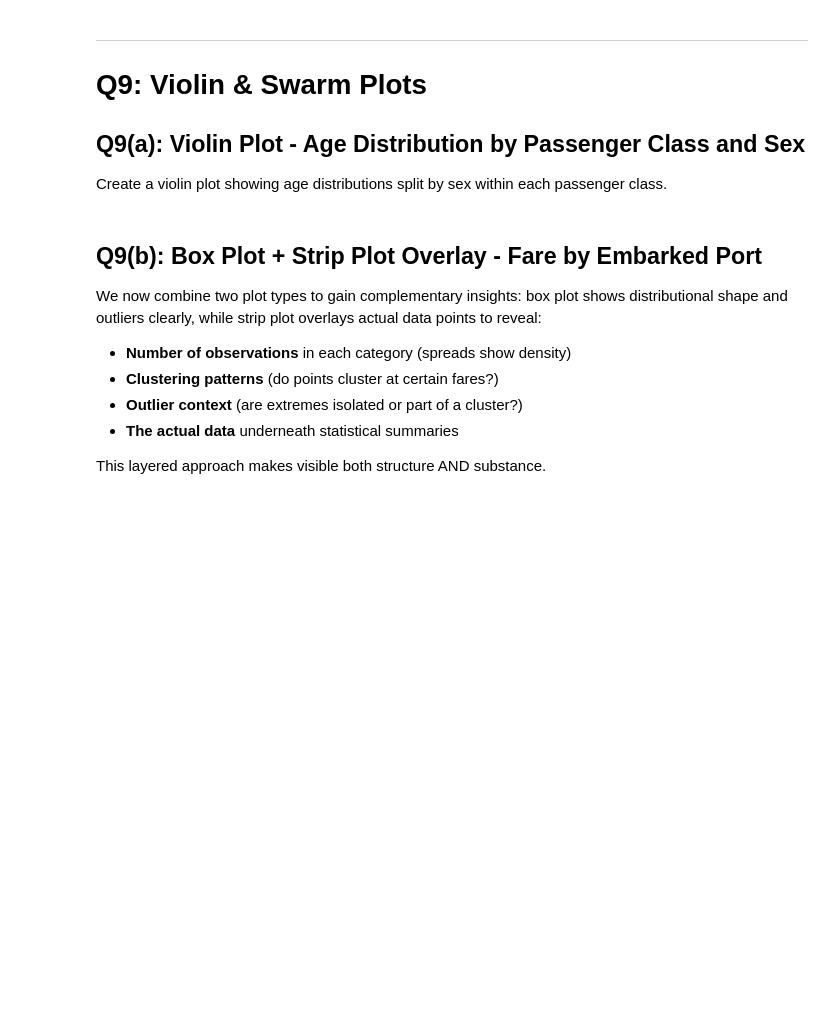
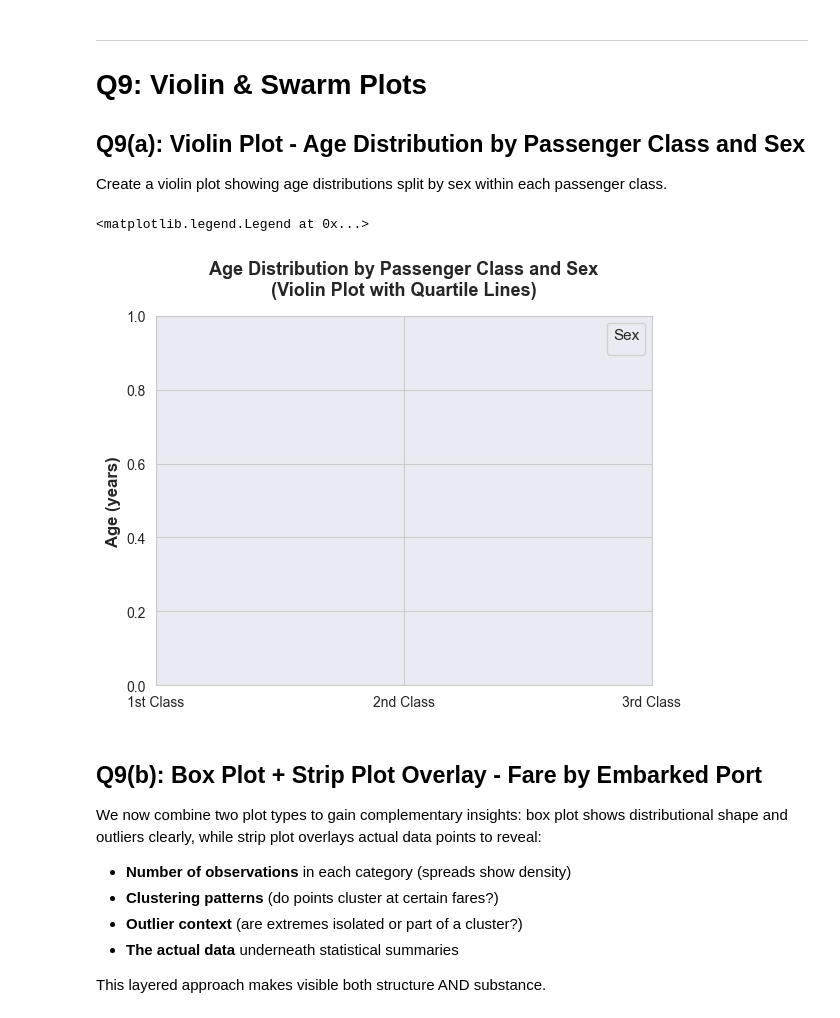
Before and after one commit to crew3302/titanic-survival-analysis, a Jupyter notebook: Part_4_Advanced_Visualization_Storytelling.ipynb, the cells around one changed output. Cells and saved outputs as stored; diff of their text form; code cells hidden in the pictures; blank space fills up the shorter version.

```diff
--- a/Part_4_Advanced_Visualization_Storytelling.ipynb
+++ b/Part_4_Advanced_Visualization_Storytelling.ipynb
@@ -51,73 +54,14 @@ print(f"Shape: {df.shape}")
 
 Create a violin plot showing age distributions split by sex within each passenger class.
 # %%
-plt.figure(figsize=(13, 6))
-
-sns.violinplot(data=df, x='pclass', y='age', hue='sex', split=True,
-               palette={'male': '#FF6B6B', 'female': '#4ECDC4'}, inner='quartile',
-               linewidth=1.5)
-
-plt.xlabel('Passenger Class', fontsize=12, fontweight='bold')
 plt.ylabel('Age (years)', fontsize=12, fontweight='bold')
 plt.title('Age Distribution by Passenger Class and Sex\n(Violin Plot with Quartile Lines)',
           fontsize=13, fontweight='bold', pad=15)
-plt.xticklabels(['1st Class', '2nd Class', '3rd Class'])
+plt.xticks([0, 1, 2], ['1st Class', '2nd Class', '3rd Class'])
 plt.legend(title='Sex', labels=['Male', 'Female'], fontsize=10, title_fontsize=11)
-plt.grid(axis='y', alpha=0.3)
-plt.tight_layout()
-plt.savefig('q9a_violin_age_pclass_sex.png', dpi=100, bbox_inches='tight')
-plt.show()
-
-print("Q9(a) - Violin Plot: Age Distribution by Class and Sex")
-print("=" * 80)
-print("""
-COMPARISON ACROSS SIX SEX-CLASS COMBINATIONS:
-
-1ST CLASS MALES:
-   Range: ~0-71 years | Median: ~41-45 years | Distribution: Fairly uniform
-   Right-skewed with tail toward elderly | IQR relatively wide
-
-1ST CLASS FEMALES:
-   Range: ~1-63 years | Median: ~35-38 years | Distribution: More concentrated
-   Broader middle section (25-50 years) | Wealthy women of varied ages
-
-2ND CLASS MALES:
-   Range: ~1-70 years | Median: ~28-30 years | Distribution: Younger-biased
-   Concentrated in working-age range (20-45) | Fewer elderly than 1st class
-
-2ND CLASS FEMALES:
-   Range: ~0-57 years | Median: ~25-28 years | Distribution: Concentrated at youth
-   Strong peak in 20-30 age range | Families with children traveling
-
-3RD CLASS MALES:
-   Range: ~0-74 years | Median: ~24-25 years | Distribution: Heavily skewed young
-   Extreme concentration in 18-35 range | Young male workers dominating steerage
-   Long tail to older ages but sparse
-
-3RD CLASS FEMALES:
-   Range: ~0-63 years | Median: ~19-22 years | Distribution: Youngest group overall
-   Peak in teenage-to-30s range | Young families and servant girls in steerage
-
-WIDEST AGE SPREAD:
-   → 1ST CLASS MALES have the widest spread
-      * Range spans ~71 years (0-71)
-      * Contains both young heirs and elderly wealthy men
-      * IQR is more dispersed than other groups
-      * Reflects: Wealthy families (fathers, sons, grandfathers traveled)
-
-NARROWEST AGE SPREAD:
-   → 3RD CLASS FEMALES and 2ND CLASS FEMALES most concentrated
-      * Both concentrated in narrow age bands (late teens to early 30s)
-      * Reflects: Working-class and emigrant families (mothers with children)
-
-KEY INSIGHT - THE DEMOGRAPHIC STORY:
-   1st class: Old money (elderly) + young heirs → broad age range
-   2nd class: Middle-class families → moderate age range, working-age focus
-   3rd class: Young migrants (workers) + servant girls → extreme youth concentration
-
-   The violin plots visualize the ECONOMIC CLASSES as demographic groups,
-   not just price tiers. You see the actual face of each class in the age distribution.
-""")
+# %% [output]
+<matplotlib.legend.Legend at 0x...>
+[figure, added]
 # %% [markdown]
 ## Q9(b): Box Plot + Strip Plot Overlay - Fare by Embarked Port
 
```
Also changed, not shown: parts of 5 cells of this notebook, 22 other files.
